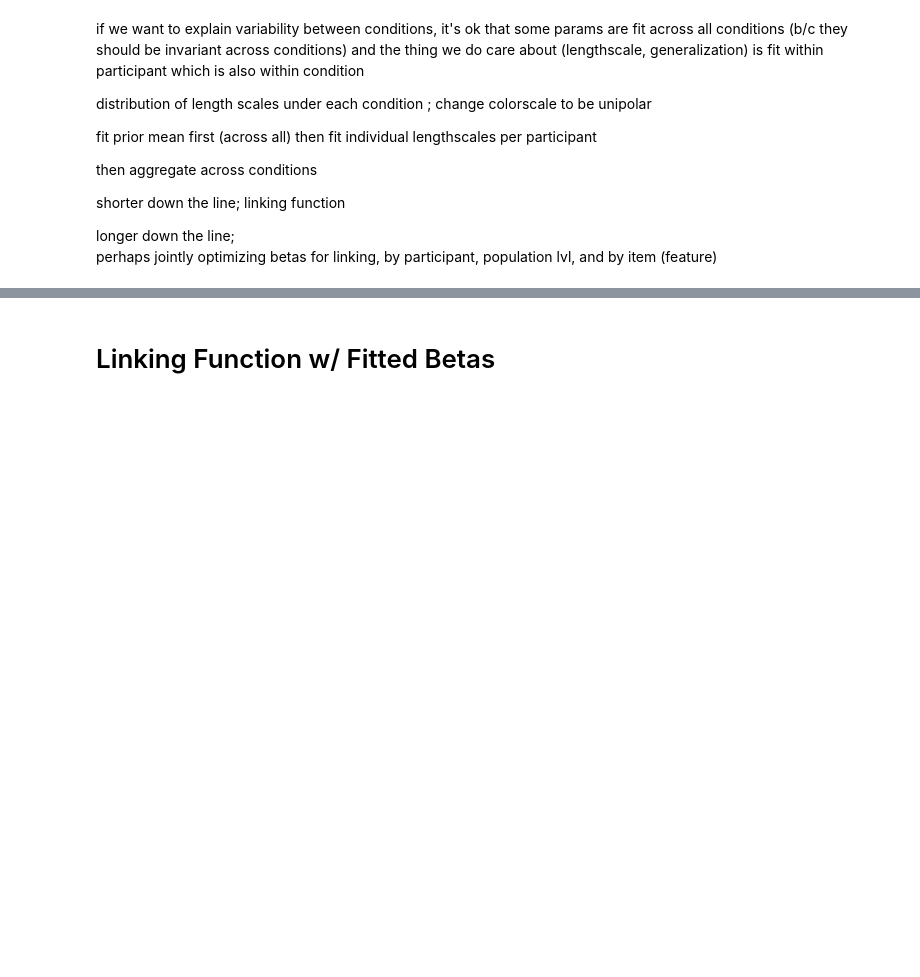
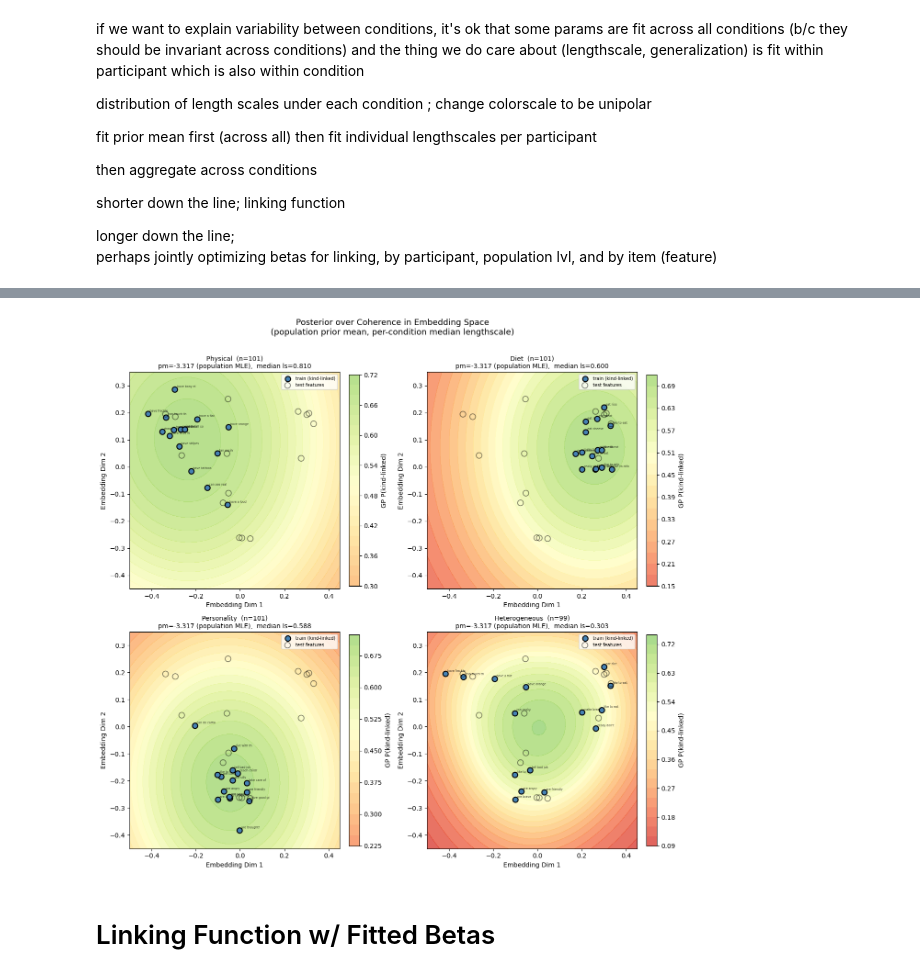
Before and after one commit to mariannazhang/compgenerics, a Jupyter notebook: model/gp/model-gp-study9.ipynb, the cells around one changed output, grey strips where cells are left out. Drawn from its saved outputs; the diff is of its cells as text; code cells hidden in the pictures; blank space fills up the shorter version.

```diff
--- a/model/gp/model-gp-study9.ipynb
+++ b/model/gp/model-gp-study9.ipynb
@@ -1137,3 +1375,74 @@ for model_key, label in [('theta_null','null'), ('theta_pm','fitted-pm'),
+# %%
+# ── Summary heatmap: all 4 conditions using population pm + per-participant median ls ──
+#
+# Same layout as plot_all_conditions_summary() but using:
+#   pm  = pm_population  (fixed, shared across all participants)
+#   ls  = median fitted_pop_ls per condition
+
+def plot_pop_conditions_summary(grid_resolution=50):
+    cond_order  = ['physical', 'diet', 'personality', 'heterogeneous']
+    cond_labels = {'physical': 'Physical', 'diet': 'Diet',
+                   'personality': 'Personality', 'heterogeneous': 'Heterogeneous'}
+
+    xx, yy = np.meshgrid(
+        np.linspace(-0.5, 0.45, grid_resolution),
+        np.linspace(-0.45, 0.35, grid_resolution)
+    )
+    grid_coords = jnp.array(np.stack([xx.ravel(), yy.ravel()], axis=1))
+
+    fig, axes = plt.subplots(2, 2, figsize=(13, 12))
+
+    for idx, cond in enumerate(cond_order):
+        ax = axes[idx // 2, idx % 2]
+        cr = [r for r in pop_results if r['condition'] == cond]
+        n  = len(cr)
+
+        med_ls = float(np.median([r['fitted_pop_ls'] for r in cr]))
+        kp     = jnp.array([GP_SIGMA, med_ls, med_ls])
+
+        X_tr, y_tr     = get_condition_train(cond)
+        _, train_names = _get_train_info(cond)
+
+        probs_grid, _, _ = gp.laplace_predict(
+            X_tr, y_tr, grid_coords, kp,
+            kernel_name='rbf_2d_ard', prior_mean=pm_population
+        )
+        probs_grid = np.array(probs_grid).reshape(xx.shape)
+
+        im = ax.contourf(xx, yy, probs_grid, levels=20, cmap='RdYlGn',
+                         alpha=0.75, vmin=0, vmax=1)
+        plt.colorbar(im, ax=ax, label='GP P(kind-linked)', fraction=0.046, pad=0.04)
+
+        ax.scatter(np.array(X_tr)[:, 0], np.array(X_tr)[:, 1],
+                   c='steelblue', s=70, edgecolors='black', linewidths=1.5,
+                   zorder=5, label='train (kind-linked)')
+        for j, name in enumerate(train_names):
+            ax.annotate(name[:12], (float(X_tr[j, 0]), float(X_tr[j, 1])),
+                        fontsize=4.5, alpha=0.75, xytext=(3, 3), textcoords='offset points')
+
+        ax.scatter(np.array(X_test)[:, 0], np.array(X_test)[:, 1],
+                   facecolors='none', edgecolors='black', linewidths=1.2,
+                   s=80, alpha=0.5, zorder=6, label='test features')
+
+        ax.set_xlim(-0.5, 0.45);  ax.set_ylim(-0.45, 0.35)
+        ax.set_xlabel('Embedding Dim 1')
+        ax.set_ylabel('Embedding Dim 2')
+        ax.set_title(
+            f'{cond_labels[cond]}  (n={n})\n'
+            f'pm={pm_population:.3f} (population MLE),  median ls={med_ls:.3f}',
+            fontsize=10
+        )
+        ax.legend(fontsize=7, loc='upper right')
+
+    plt.suptitle('Posterior over Coherence in Embedding Space\n'
+                 '(population prior mean, per-condition median lengthscale)',
+                 fontsize=13, y=1.01)
+    plt.tight_layout()
+    plt.show()
+
+plot_pop_conditions_summary()
+# %% [output]
+[figure, added]
 # %% [markdown]
 # Linking Function w/ Fitted Betas
 # %%
```
Also changed, not shown: parts of 4 cells of this notebook.
